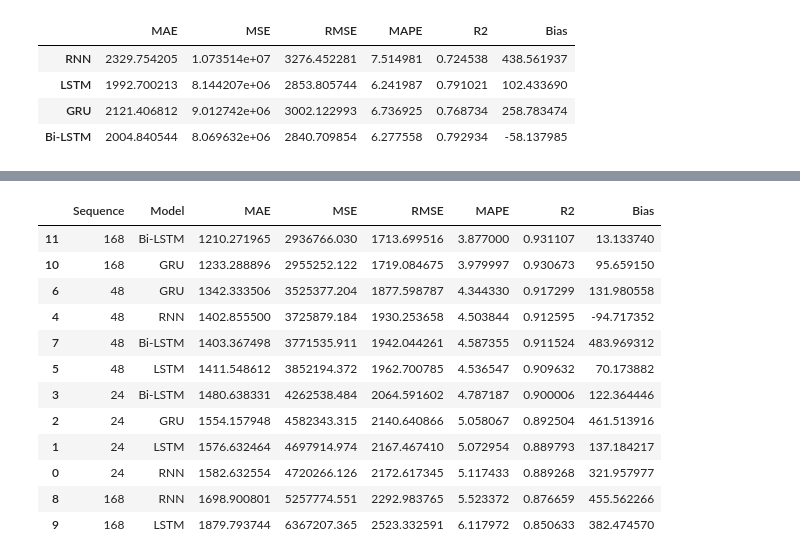
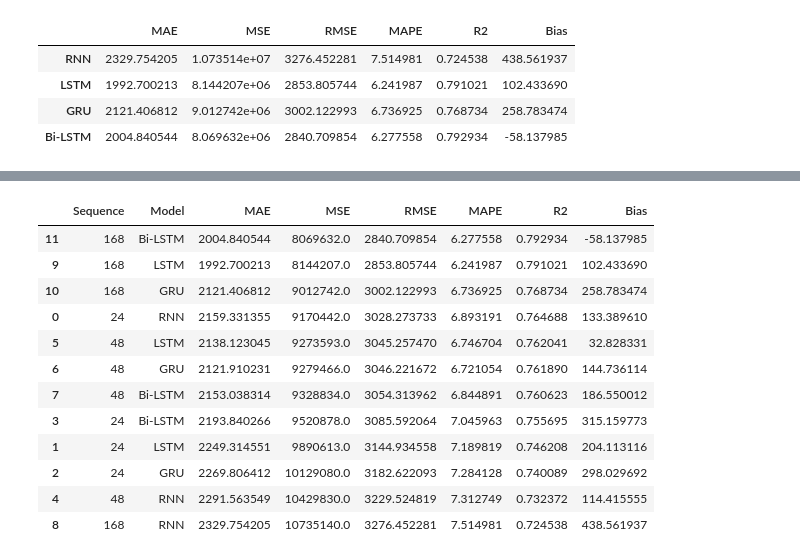
Before and after one commit to Logesh-M0324/Weekend_Task, a Jupyter notebook: Electricity Demand Forecasting using Deep Learning/05_DeepModel_1.ipynb, the cells around one changed output, grey strips where cells are left out. Cells and saved outputs as stored; diff of their text form; code cells hidden in the pictures.

```diff
--- a/Electricity Demand Forecasting using Deep Learning/05_DeepModel_1.ipynb
+++ b/Electricity Demand Forecasting using Deep Learning/05_DeepModel_1.ipynb
@@ -1738,16 +1769,16 @@ sequence_df
 # %%
-sequence_df.sort_values(by=["R2"], ascending=False)
+df.sort_values(by=["R2"], ascending=False)
 # %% [output]
 |  | Sequence | Model | MAE | MSE | RMSE | MAPE | R2 | Bias |
-| 11 | 168 | Bi-LSTM | 1210.271965 | 2936766.030 | 1713.699516 | 3.877000 | 0.931107 | 13.133740 |
-| 10 | 168 | GRU | 1233.288896 | 2955252.122 | 1719.084675 | 3.979997 | 0.930673 | 95.659150 |
-| 6 | 48 | GRU | 1342.333506 | 3525377.204 | 1877.598787 | 4.344330 | 0.917299 | 131.980558 |
-| 4 | 48 | RNN | 1402.855500 | 3725879.184 | 1930.253658 | 4.503844 | 0.912595 | -94.717352 |
-| 7 | 48 | Bi-LSTM | 1403.367498 | 3771535.911 | 1942.044261 | 4.587355 | 0.911524 | 483.969312 |
-| 5 | 48 | LSTM | 1411.548612 | 3852194.372 | 1962.700785 | 4.536547 | 0.909632 | 70.173882 |
-| 3 | 24 | Bi-LSTM | 1480.638331 | 4262538.484 | 2064.591602 | 4.787187 | 0.900006 | 122.364446 |
-| 2 | 24 | GRU | 1554.157948 | 4582343.315 | 2140.640866 | 5.058067 | 0.892504 | 461.513916 |
-| 1 | 24 | LSTM | 1576.632464 | 4697914.974 | 2167.467410 | 5.072954 | 0.889793 | 137.184217 |
-| 0 | 24 | RNN | 1582.632554 | 4720266.126 | 2172.617345 | 5.117433 | 0.889268 | 321.957977 |
-| 8 | 168 | RNN | 1698.900801 | 5257774.551 | 2292.983765 | 5.523372 | 0.876659 | 455.562266 |
-| 9 | 168 | LSTM | 1879.793744 | 6367207.365 | 2523.332591 | 6.117972 | 0.850633 | 382.474570 |
+| 11 | 168 | Bi-LSTM | 2004.840544 | 8069632.0 | 2840.709854 | 6.277558 | 0.792934 | -58.137985 |
+| 9 | 168 | LSTM | 1992.700213 | 8144207.0 | 2853.805744 | 6.241987 | 0.791021 | 102.433690 |
+| 10 | 168 | GRU | 2121.406812 | 9012742.0 | 3002.122993 | 6.736925 | 0.768734 | 258.783474 |
+| 0 | 24 | RNN | 2159.331355 | 9170442.0 | 3028.273733 | 6.893191 | 0.764688 | 133.389610 |
+| 5 | 48 | LSTM | 2138.123045 | 9273593.0 | 3045.257470 | 6.746704 | 0.762041 | 32.828331 |
+| 6 | 48 | GRU | 2121.910231 | 9279466.0 | 3046.221672 | 6.721054 | 0.761890 | 144.736114 |
+| 7 | 48 | Bi-LSTM | 2153.038314 | 9328834.0 | 3054.313962 | 6.844891 | 0.760623 | 186.550012 |
+| 3 | 24 | Bi-LSTM | 2193.840266 | 9520878.0 | 3085.592064 | 7.045963 | 0.755695 | 315.159773 |
+| 1 | 24 | LSTM | 2249.314551 | 9890613.0 | 3144.934558 | 7.189819 | 0.746208 | 204.113116 |
+| 2 | 24 | GRU | 2269.806412 | 10129080.0 | 3182.622093 | 7.284128 | 0.740089 | 298.029692 |
+| 4 | 48 | RNN | 2291.563549 | 10429830.0 | 3229.524819 | 7.312749 | 0.732372 | 114.415555 |
+| 8 | 168 | RNN | 2329.754205 | 10735140.0 | 3276.452281 | 7.514981 | 0.724538 | 438.561937 |
```
Also changed, not shown: parts of 2 cells of this notebook, 3 other files.
